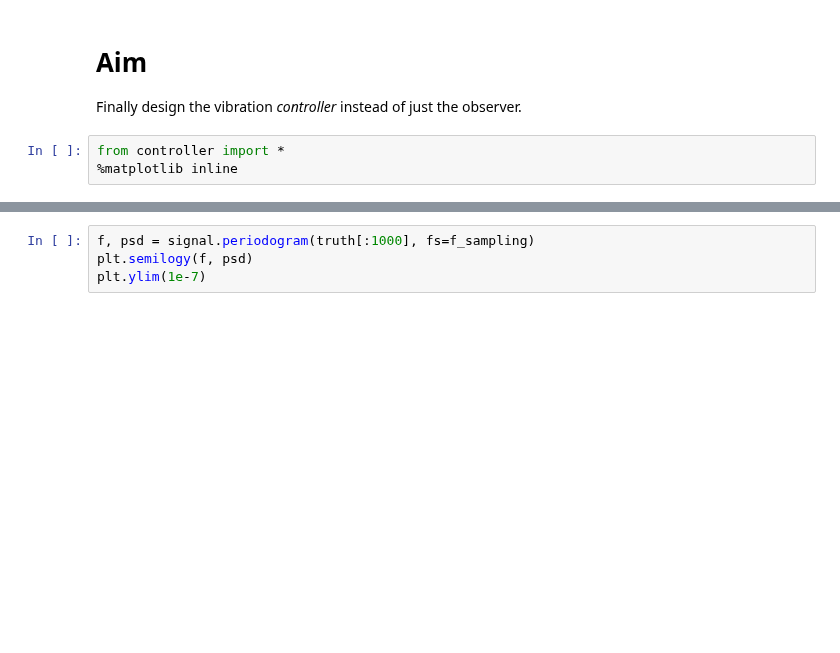
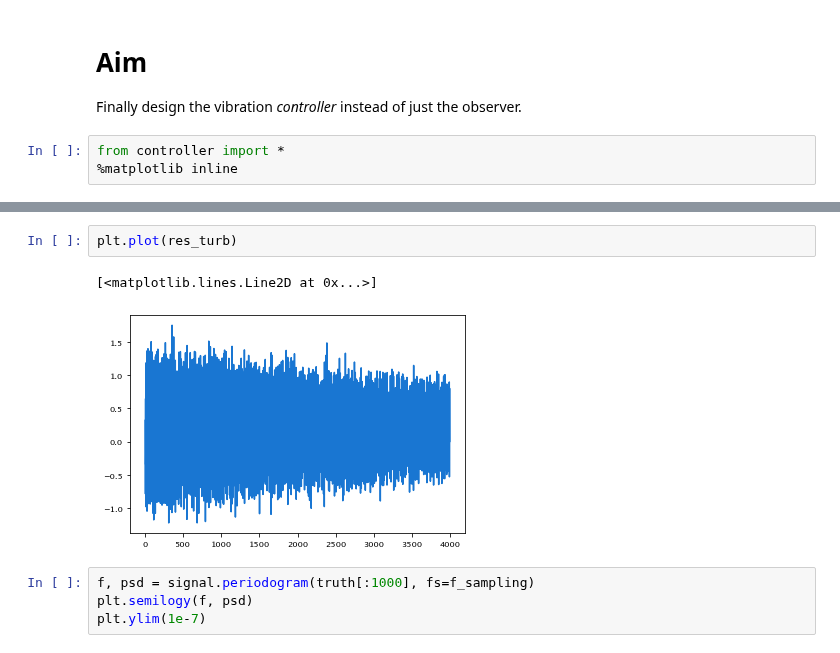
Before and after one commit to aditya-sengupta/tip-tilt-control, a Jupyter notebook: control/dev/vibe_controller.ipynb, the cells around one changed output, grey strips where cells are left out. Drawn from its saved outputs; the diff is of its cells as text; blank space fills up the shorter version.

```diff
--- a/control/dev/vibe_controller.ipynb
+++ b/control/dev/vibe_controller.ipynb
@@ -8,3 +34,8 @@ from controller import *
+# %%
+plt.plot(res_turb)
+# %% [output]
+[<matplotlib.lines.Line2D at 0x...>]
+[figure, added]
 # %%
 f, psd = signal.periodogram(truth[:1000], fs=f_sampling)
 plt.semilogy(f, psd)
```
Also changed, not shown: parts of 16 cells of this notebook.
